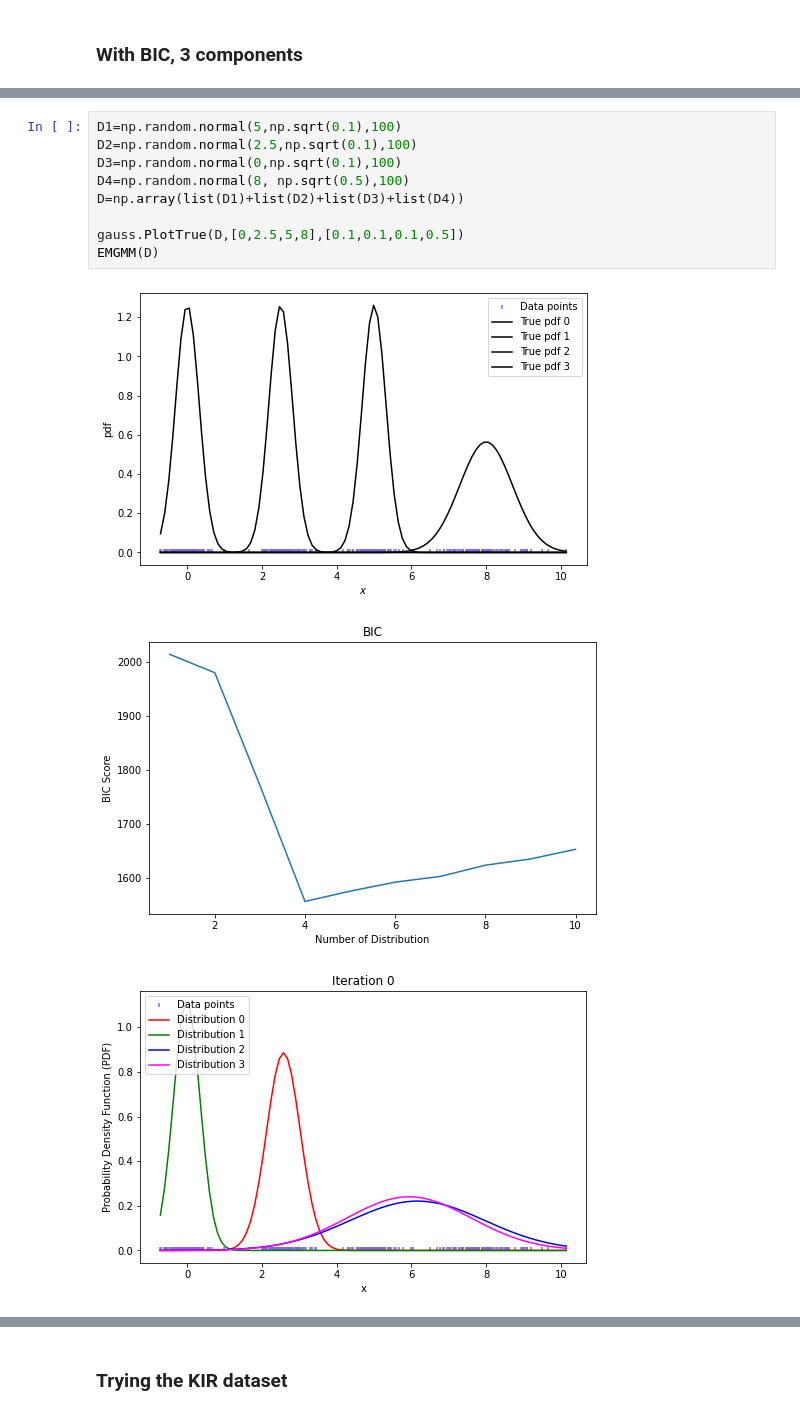
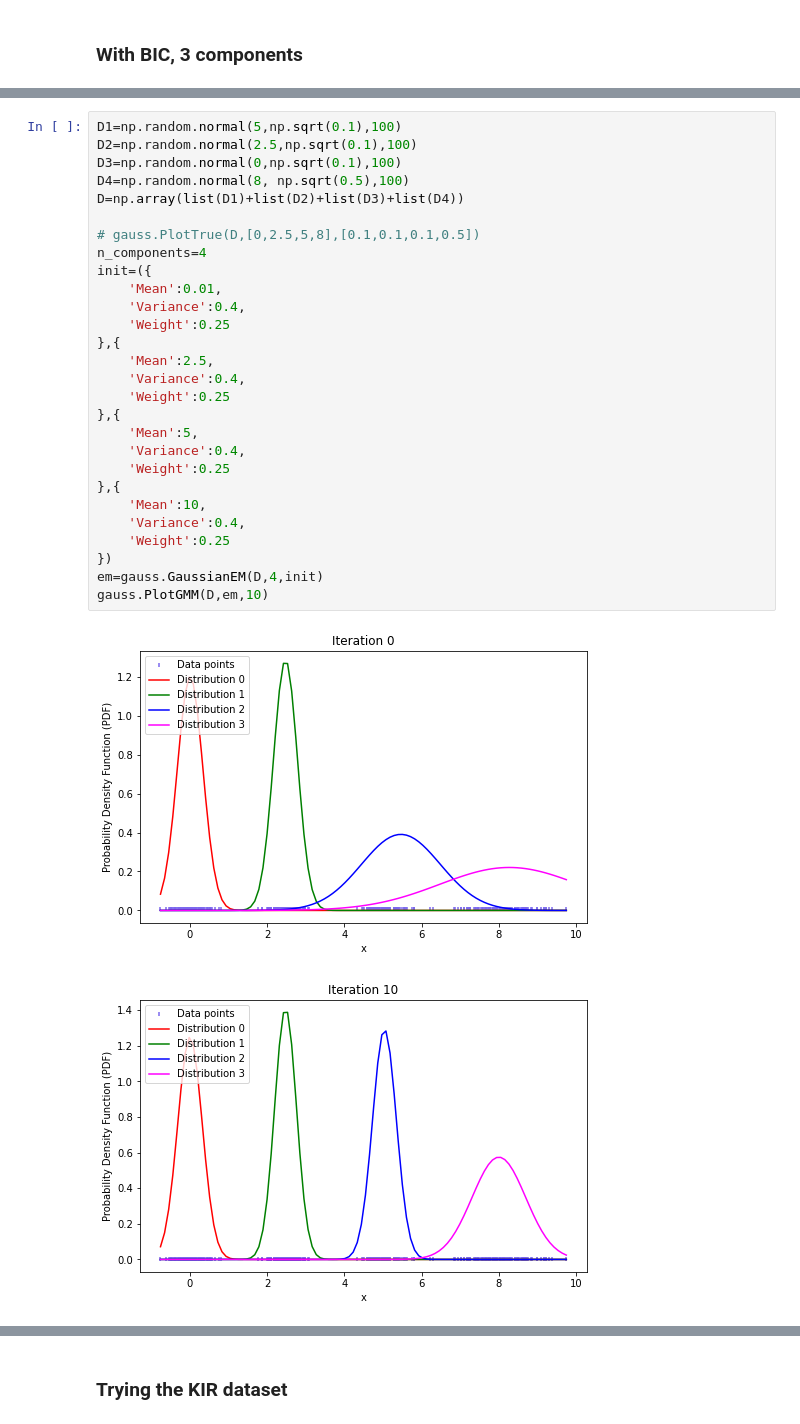
Before and after one commit to devitahalim/scie30001-project, a Jupyter notebook: testGMM.ipynb, the cells around one changed output, grey strips where cells are left out. Cells and saved outputs as stored; diff of their text form.

```diff
--- a/testGMM.ipynb
+++ b/testGMM.ipynb
@@ -46,13 +42,31 @@ EMGMM(X)
 # %%
 D1=np.random.normal(5,np.sqrt(0.1),100)
 D2=np.random.normal(2.5,np.sqrt(0.1),100)
 D3=np.random.normal(0,np.sqrt(0.1),100)
 D4=np.random.normal(8, np.sqrt(0.5),100)
 D=np.array(list(D1)+list(D2)+list(D3)+list(D4))
 
-gauss.PlotTrue(D,[0,2.5,5,8],[0.1,0.1,0.1,0.5])
-EMGMM(D)
+# gauss.PlotTrue(D,[0,2.5,5,8],[0.1,0.1,0.1,0.5])
+n_components=4
+init=({
+    'Mean':0.01,
+    'Variance':0.4,
+    'Weight':0.25
+},{
+    'Mean':2.5,
+    'Variance':0.4,
+    'Weight':0.25
+},{
+    'Mean':5,
+    'Variance':0.4,
+    'Weight':0.25
+},{
+    'Mean':10,
+    'Variance':0.4,
+    'Weight':0.25
+})
+em=gauss.GaussianEM(D,4,init)
+gauss.PlotGMM(D,em,10)
 # %% [output]
-[figure, old version]
+[figure, new version]
-[figure, old version]
+[figure, new version]
-[figure, removed]
```
Also changed, not shown: parts of 10 cells of this notebook, 1 other file.
